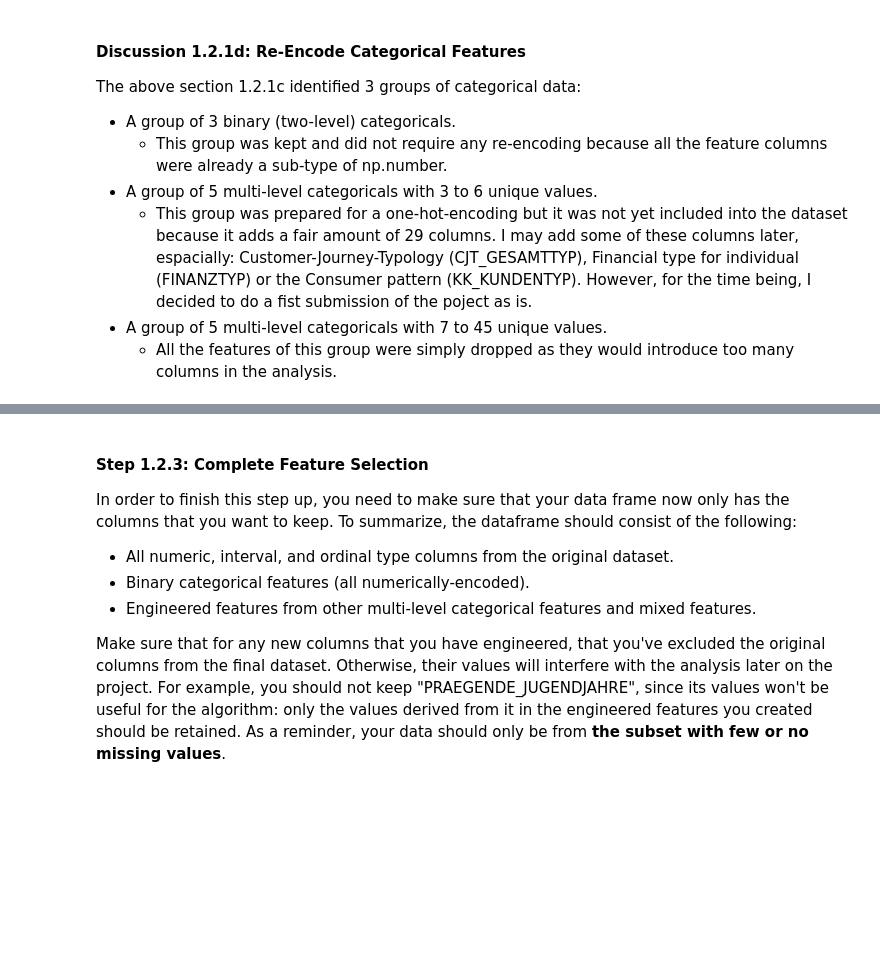
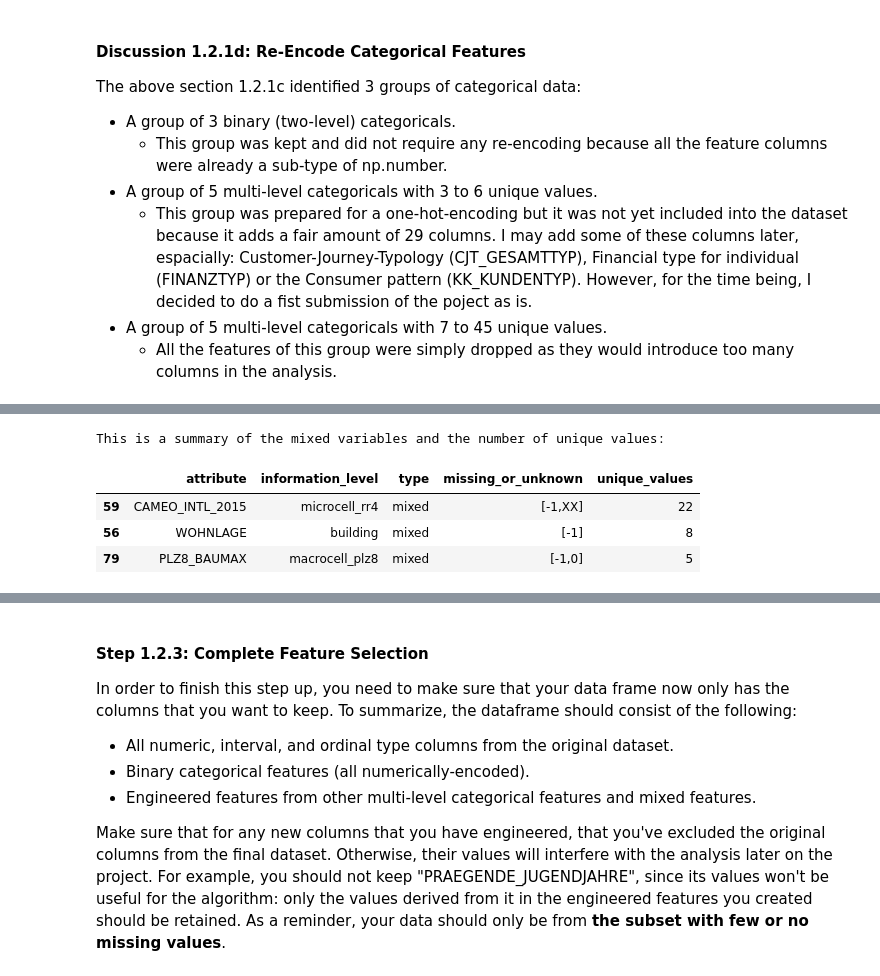
Before and after one commit to fab7/LESSONS-Unsupervised-Learning, a Jupyter notebook: project/Identify_Customer_Segments.ipynb, the cells around one changed output, grey strips where cells are left out. Drawn from its saved outputs; the diff is of its cells as text; code cells hidden in the pictures; blank space fills up the shorter version.

```diff
--- a/project/Identify_Customer_Segments.ipynb
+++ b/project/Identify_Customer_Segments.ipynb
@@ -631,11 +669,11 @@ a one-hot-encoder.
 ##  Re-encoding of the categorical variable that are kept for the analysis ##
 #############################################################################
 
-df_g2 =   (categorical_features.loc[categorical_features['unique_values'] == 2])
+df_g2 =   (mixed_features.loc[mixed_features['unique_values'] == 2])
 
-df_g3_to_6 = categorical_features.loc[
-            (categorical_features['unique_values'] >= 3) &
-            (categorical_features['unique_values'] <= 6)]
+df_g3_to_6 = mixed_features.loc[
+            (mixed_features['unique_values'] >= 3) &
+            (mixed_features['unique_values'] <= 6)]
 
 # Re-encode members of the group2 (if needed)
 for index, row in df_g2.iterrows():
@@ -695,0 +719,30 @@ Be sure to check `Data_Dictionary.md` for the details needed to finish these tas
+# %%
+####################################
+##  Identify the mixed variables  ##
+####################################
+
+# List the mixed variables
+mixed_features = feat_info_roc[feat_info_roc['type'] == 'mixed'].copy()
+
+# Add a column with the number of unique values per feature and populate it
+mixed_features['unique_values'] = 0
+
+for index, row in mixed_features.iterrows():
+    attrib_name = row['attribute']
+    if attrib_name in azdias_nan_roc_lo_miss:
+        num_unique = azdias_nan_roc_lo_miss[attrib_name].nunique()
+        if VERBOSE > 2:
+            print(f"Attribute {attrib_name} has {num_unique} unique values")
+        mixed_features.loc[index, 'unique_values'] = num_unique
+
+# Sort the dataframe by the 'unique_values' column
+mixed_features = mixed_features.sort_values(by='unique_values', ascending=False)
+
+print(f"This is a summary of the mixed variables and the number of unique values:")
+mixed_features
+# %% [output]
+This is a summary of the mixed variables and the number of unique values:
+|  | attribute | information_level | type | missing_or_unknown | unique_values |
+| 59 | CAMEO_INTL_2015 | microcell_rr4 | mixed | [-1,XX] | 22 |
+| 56 | WOHNLAGE | building | mixed | [-1] | 8 |
+| 79 | PLZ8_BAUMAX | macrocell_plz8 | mixed | [-1,0] | 5 |
```
Also changed, not shown: parts of 16 cells of this notebook.
